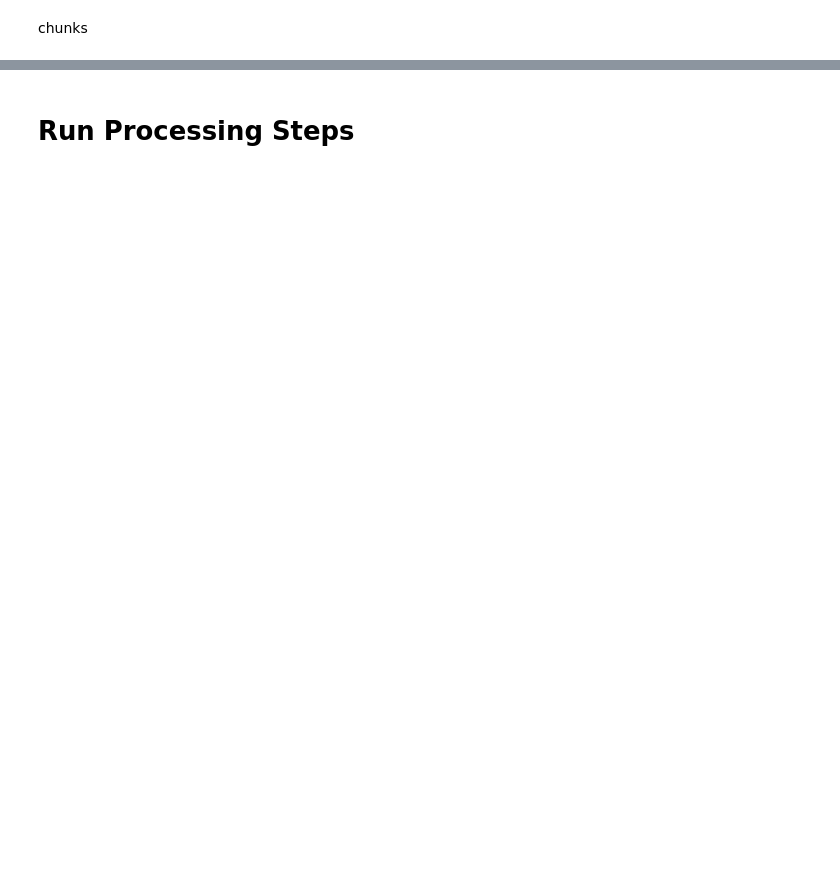
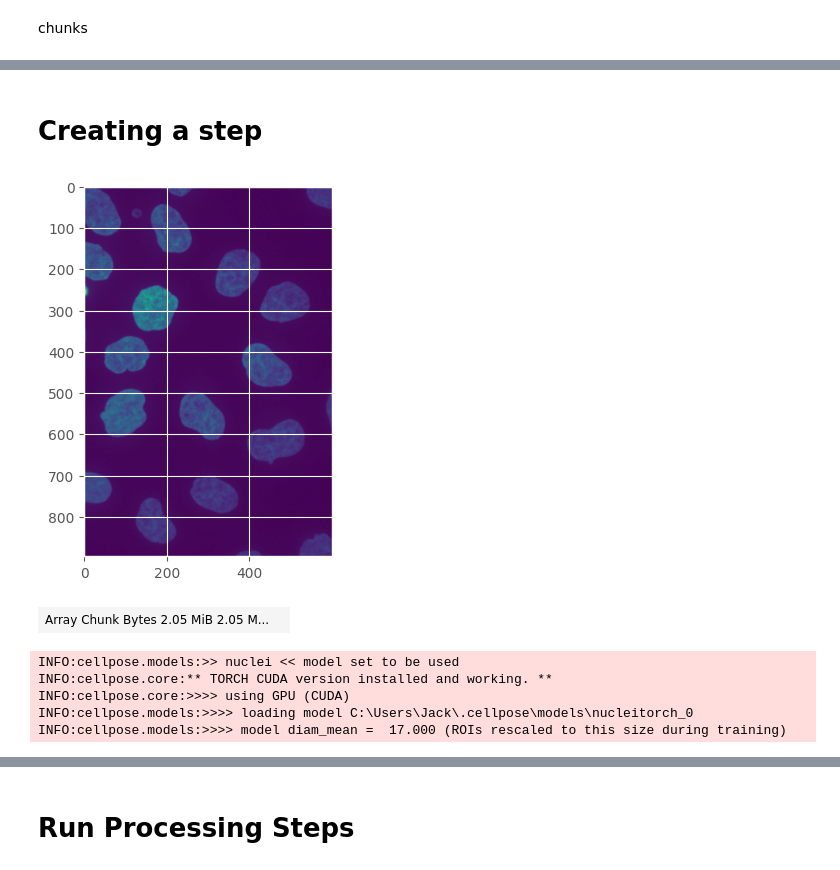
Before and after one commit to MunskyGroup/FISH_Processing, a Jupyter notebook: Demos/Step_demo.ipynb, the cells around one changed output, grey strips where cells are left out. Cells and saved outputs as stored; diff of their text form; code cells hidden in the pictures; blank space fills up the shorter version.

```diff
--- a/Demos/Step_demo.ipynb
+++ b/Demos/Step_demo.ipynb
@@ -103,0 +169,25 @@ data.images
+# %% [markdown]
+# Creating a step
+# %%
+Display().displayImage_maxProject(0, 0, experiment.nucChannel)
+# %% [output]
+[figure, added]
+| Array Chunk Bytes 2.05 MiB 2.05 M... |  |
+# %%
+import cellpose
+from cellpose import models, train
+import numpy as np
+import dask.array as da
+
+
+model = models.CellposeModel(gpu=True, model_type='nuclei', pretrained_model=r"C:\Users\Jack\Documents\GitHub\FISH_Processing\models\GAPDH_cyto")
+
+image = da.max(data.images[0, 0, experiment.nucChannel, :, :, :], axis=0)
+
+image
+# %% [output]
+INFO:cellpose.models:>> nuclei << model set to be used
+INFO:cellpose.core:** TORCH CUDA version installed and working. **
+INFO:cellpose.core:>>>> using GPU (CUDA)
+INFO:cellpose.models:>>>> loading model C:\Users\Jack\.cellpose\models\nucleitorch_0
+INFO:cellpose.models:>>>> model diam_mean =  17.000 (ROIs rescaled to this size during training)
```
Also changed, not shown: parts of 34 cells of this notebook, 13 other files.
